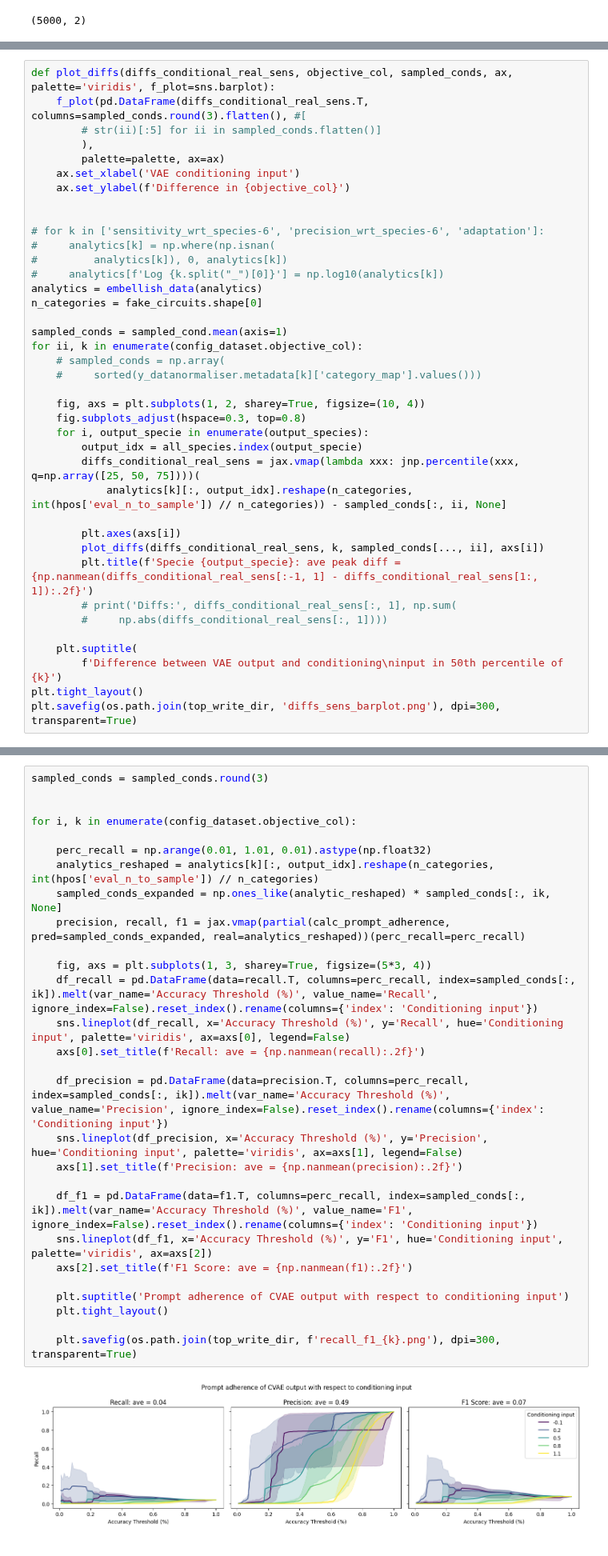
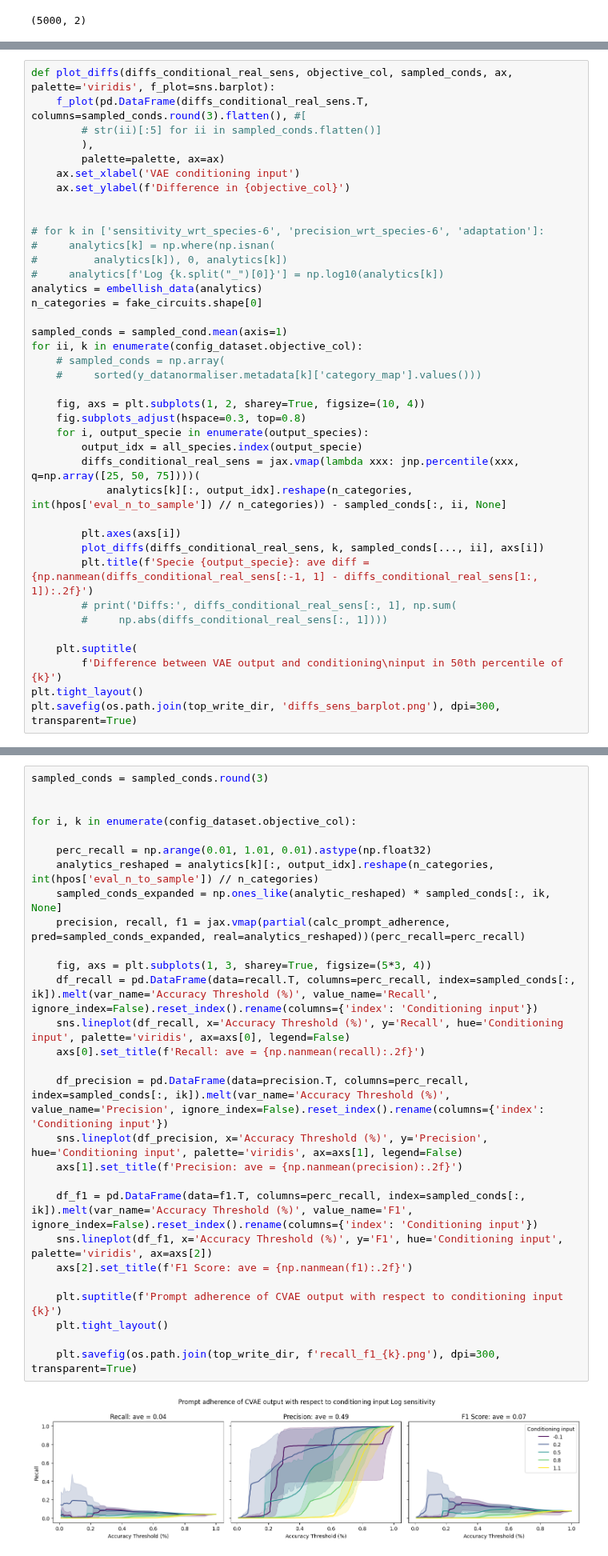
Before and after one commit to olive004/EvoScaper, a Jupyter notebook: notebooks/02_cvae_verify.ipynb, the cells around one changed output, grey strips where cells are left out. Shown at 80% size. Cells and saved outputs as stored; diff of their text form.

Commit message:
Prompt adherence

```diff
--- a/notebooks/02_cvae_verify.ipynb
+++ b/notebooks/02_cvae_verify.ipynb
@@ -397,7 +397,7 @@ for ii, k in enumerate(config_dataset.objective_col):
 
         plt.axes(axs[i])
         plot_diffs(diffs_conditional_real_sens, k, sampled_conds[..., ii], axs[i])
-        plt.title(f'Specie {output_specie}: ave peak diff = {np.nanmean(diffs_conditional_real_sens[:-1, 1] - diffs_conditional_real_sens[1:, 1]):.2f}')
+        plt.title(f'Specie {output_specie}: ave diff = {np.nanmean(diffs_conditional_real_sens[:-1, 1] - diffs_conditional_real_sens[1:, 1]):.2f}')
         # print('Diffs:', diffs_conditional_real_sens[:, 1], np.sum(
         #     np.abs(diffs_conditional_real_sens[:, 1])))
 
@@ -470,30 +470,30 @@ plt.savefig(os.path.join(top_write_dir, 'diffs_sens_recall.png'), dpi=300, trans
 # %%
 sampled_conds = sampled_conds.round(3)
 
 
 for i, k in enumerate(config_dataset.objective_col):
 
     perc_recall = np.arange(0.01, 1.01, 0.01).astype(np.float32)
     analytics_reshaped = analytics[k][:, output_idx].reshape(n_categories, int(hpos['eval_n_to_sample']) // n_categories)
     sampled_conds_expanded = np.ones_like(analytic_reshaped) * sampled_conds[:, ik, None]
     precision, recall, f1 = jax.vmap(partial(calc_prompt_adherence, pred=sampled_conds_expanded, real=analytics_reshaped))(perc_recall=perc_recall)
 
     fig, axs = plt.subplots(1, 3, sharey=True, figsize=(5*3, 4))
     df_recall = pd.DataFrame(data=recall.T, columns=perc_recall, index=sampled_conds[:, ik]).melt(var_name='Accuracy Threshold (%)', value_name='Recall', ignore_index=False).reset_index().rename(columns={'index': 'Conditioning input'})
     sns.lineplot(df_recall, x='Accuracy Threshold (%)', y='Recall', hue='Conditioning input', palette='viridis', ax=axs[0], legend=False)
     axs[0].set_title(f'Recall: ave = {np.nanmean(recall):.2f}')
 
     df_precision = pd.DataFrame(data=precision.T, columns=perc_recall, index=sampled_conds[:, ik]).melt(var_name='Accuracy Threshold (%)', value_name='Precision', ignore_index=False).reset_index().rename(columns={'index': 'Conditioning input'})
     sns.lineplot(df_precision, x='Accuracy Threshold (%)', y='Precision', hue='Conditioning input', palette='viridis', ax=axs[1], legend=False)
     axs[1].set_title(f'Precision: ave = {np.nanmean(precision):.2f}')
 
     df_f1 = pd.DataFrame(data=f1.T, columns=perc_recall, index=sampled_conds[:, ik]).melt(var_name='Accuracy Threshold (%)', value_name='F1', ignore_index=False).reset_index().rename(columns={'index': 'Conditioning input'})
     sns.lineplot(df_f1, x='Accuracy Threshold (%)', y='F1', hue='Conditioning input', palette='viridis', ax=axs[2])
     axs[2].set_title(f'F1 Score: ave = {np.nanmean(f1):.2f}')
 
-    plt.suptitle('Prompt adherence of CVAE output with respect to conditioning input')
+    plt.suptitle(f'Prompt adherence of CVAE output with respect to conditioning input {k}')
     plt.tight_layout()
 
     plt.savefig(os.path.join(top_write_dir, f'recall_f1_{k}.png'), dpi=300, transparent=True)
 # %% [output]
-[figure, old version]
+[figure, new version]
```
Also changed, not shown: parts of 1 cell of this notebook, 4 other files.
